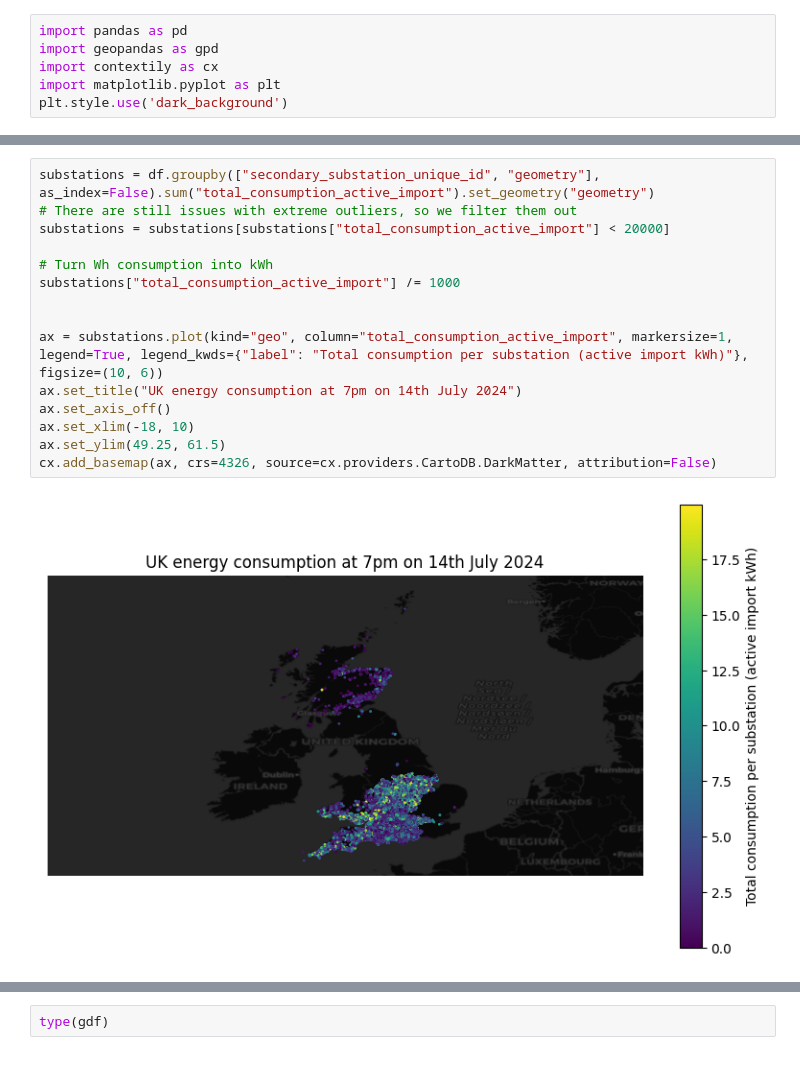
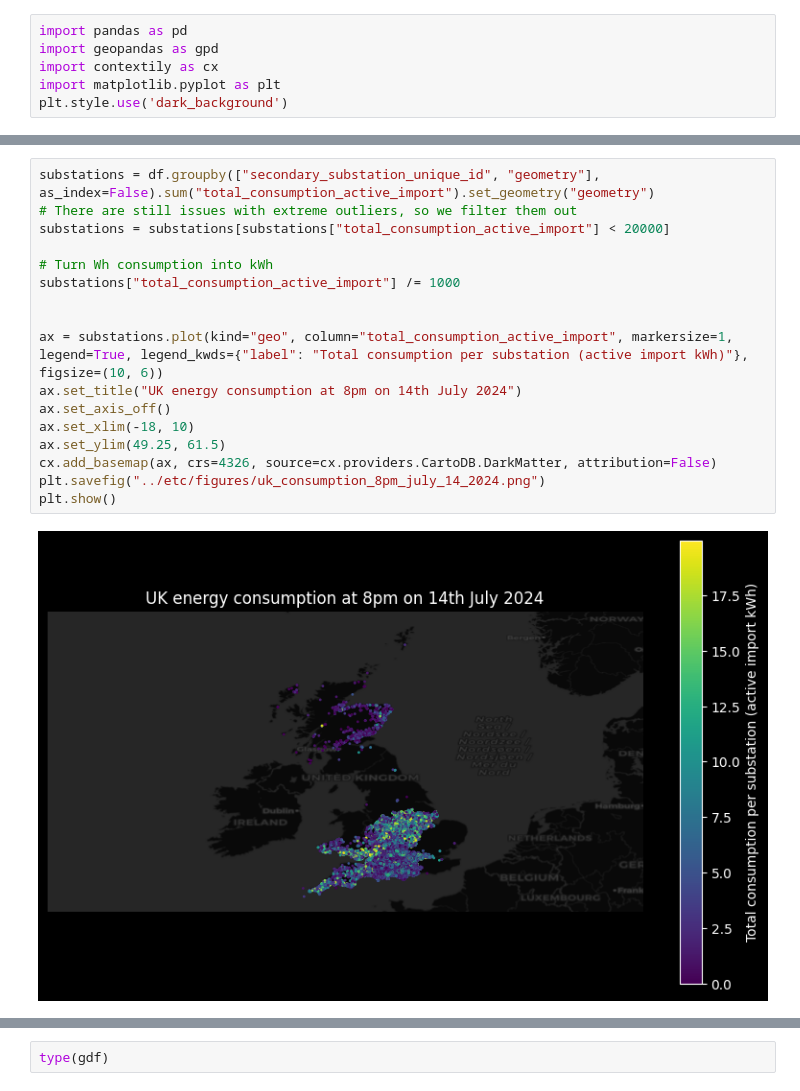
Before and after one commit to vsourirajan/WattCast, a Jupyter notebook: src/EDA.ipynb, the cells around one changed output, grey strips where cells are left out. Saved outputs shown, nothing was run; the diff lists cells and outputs as text.

```diff
--- a/src/EDA.ipynb
+++ b/src/EDA.ipynb
@@ -22,20 +22,22 @@ Number of rows:  89358
 # %%
 substations = df.groupby(["secondary_substation_unique_id", "geometry"], as_index=False).sum("total_consumption_active_import").set_geometry("geometry")
 # There are still issues with extreme outliers, so we filter them out
 substations = substations[substations["total_consumption_active_import"] < 20000]
 
 # Turn Wh consumption into kWh
 substations["total_consumption_active_import"] /= 1000
 
 
 ax = substations.plot(kind="geo", column="total_consumption_active_import", markersize=1, legend=True, legend_kwds={"label": "Total consumption per substation (active import kWh)"}, figsize=(10, 6))
-ax.set_title("UK energy consumption at 7pm on 14th July 2024")
+ax.set_title("UK energy consumption at 8pm on 14th July 2024")
 ax.set_axis_off()
 ax.set_xlim(-18, 10)
 ax.set_ylim(49.25, 61.5)
 cx.add_basemap(ax, crs=4326, source=cx.providers.CartoDB.DarkMatter, attribution=False)
+plt.savefig("../etc/figures/uk_consumption_8pm_july_14_2024.png")
+plt.show()
 # %% [output]
-[figure, old version]
+[figure, new version]
 # %%
 bbox = (-1.5,50.85,-1.3,50.95)
 gdf = gpd.read_parquet("s3://weave.energy/smart-meter", bbox=bbox, filters=[("data_collection_log_timestamp", "=", pd.Timestamp("2024-07-14 20:00Z"))])
```
Also changed, not shown: parts of 1 cell of this notebook, 9 other files.
